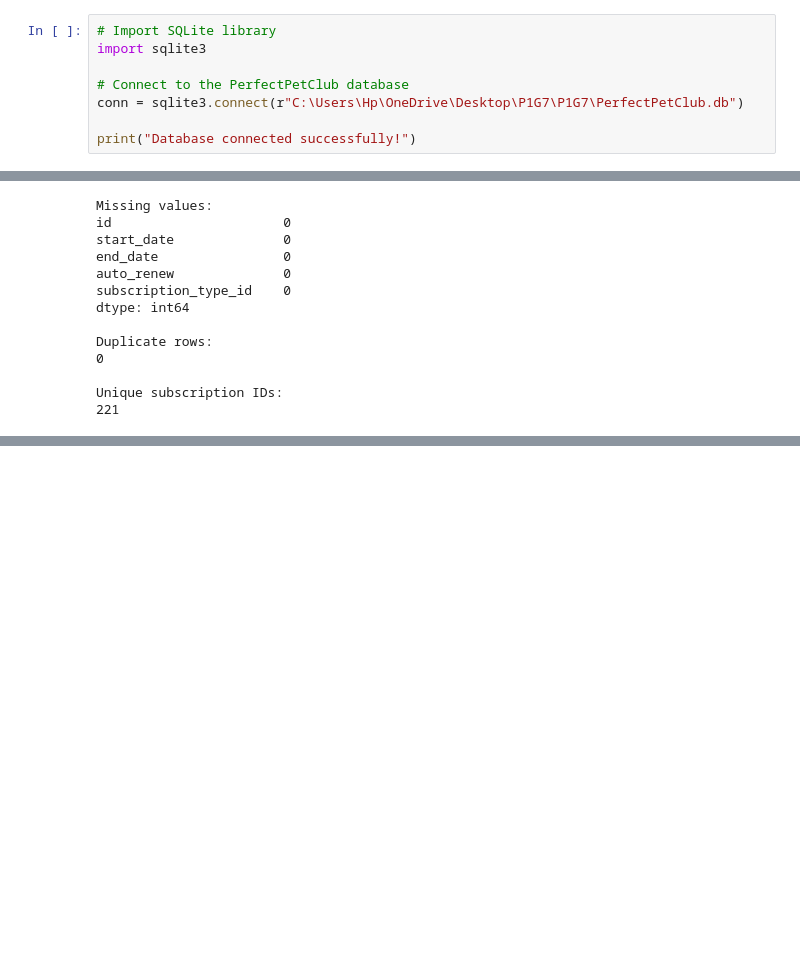
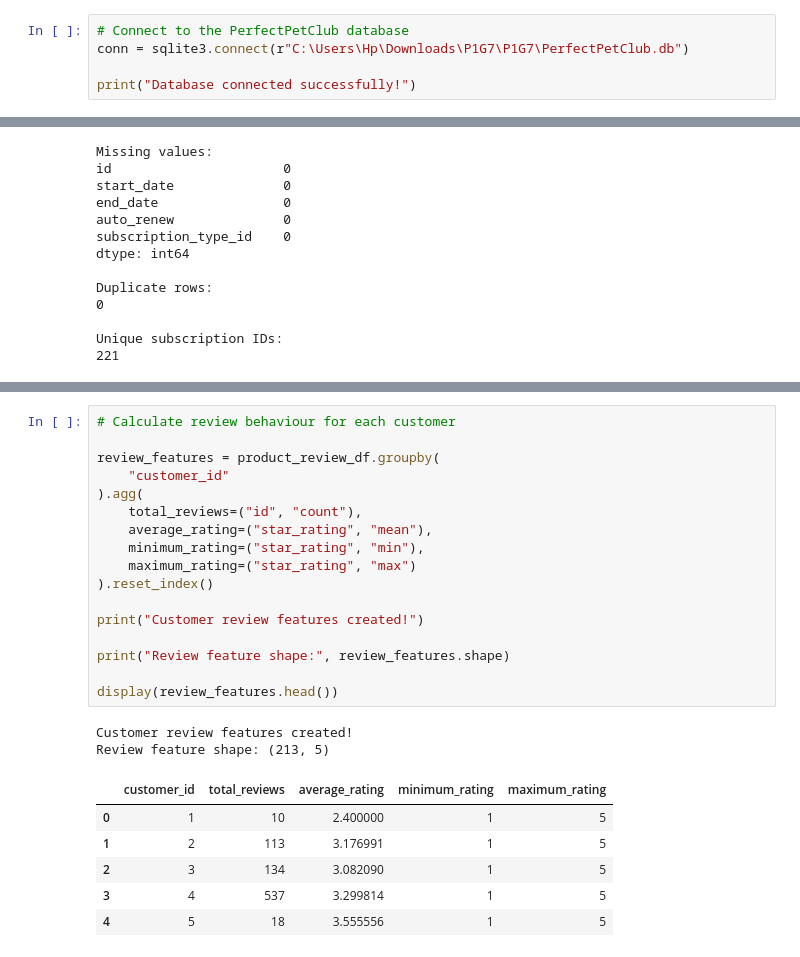
Before and after one commit to ashwinkumar1103/P1G7, a Jupyter notebook: ETLPipeline.ipynb, the cells around one changed output, grey strips where cells are left out. Drawn from its saved outputs; the diff is of its cells as text; blank space fills up the shorter version.

```diff
--- a/ETLPipeline.ipynb
+++ b/ETLPipeline.ipynb
@@ -219,11 +219,8 @@ print("Database connection closed successfully!")
 # %% [output]
 Database connection closed successfully!
 # %%
-# Import SQLite library
-import sqlite3
-
 # Connect to the PerfectPetClub database
-conn = sqlite3.connect(r"C:\Users\Hp\OneDrive\Desktop\P1G7\P1G7\PerfectPetClub.db")
+conn = sqlite3.connect(r"C:\Users\Hp\Downloads\P1G7\P1G7\PerfectPetClub.db")
 
 print("Database connected successfully!")
 # %% [output]
@@ -425,0 +738,26 @@ Unique subscription IDs:
+# %%
+# Calculate review behaviour for each customer
+
+review_features = product_review_df.groupby(
+    "customer_id"
+).agg(
+    total_reviews=("id", "count"),
+    average_rating=("star_rating", "mean"),
+    minimum_rating=("star_rating", "min"),
+    maximum_rating=("star_rating", "max")
+).reset_index()
+
+print("Customer review features created!")
+
+print("Review feature shape:", review_features.shape)
+
+display(review_features.head())
+# %% [output]
+Customer review features created!
+Review feature shape: (213, 5)
+|  | customer_id | total_reviews | average_rating | minimum_rating | maximum_rating |
+| 0 | 1 | 10 | 2.400000 | 1 | 5 |
+| 1 | 2 | 113 | 3.176991 | 1 | 5 |
+| 2 | 3 | 134 | 3.082090 | 1 | 5 |
+| 3 | 4 | 537 | 3.299814 | 1 | 5 |
+| 4 | 5 | 18 | 3.555556 | 1 | 5 |
```
Also changed, not shown: parts of 47 cells of this notebook.
